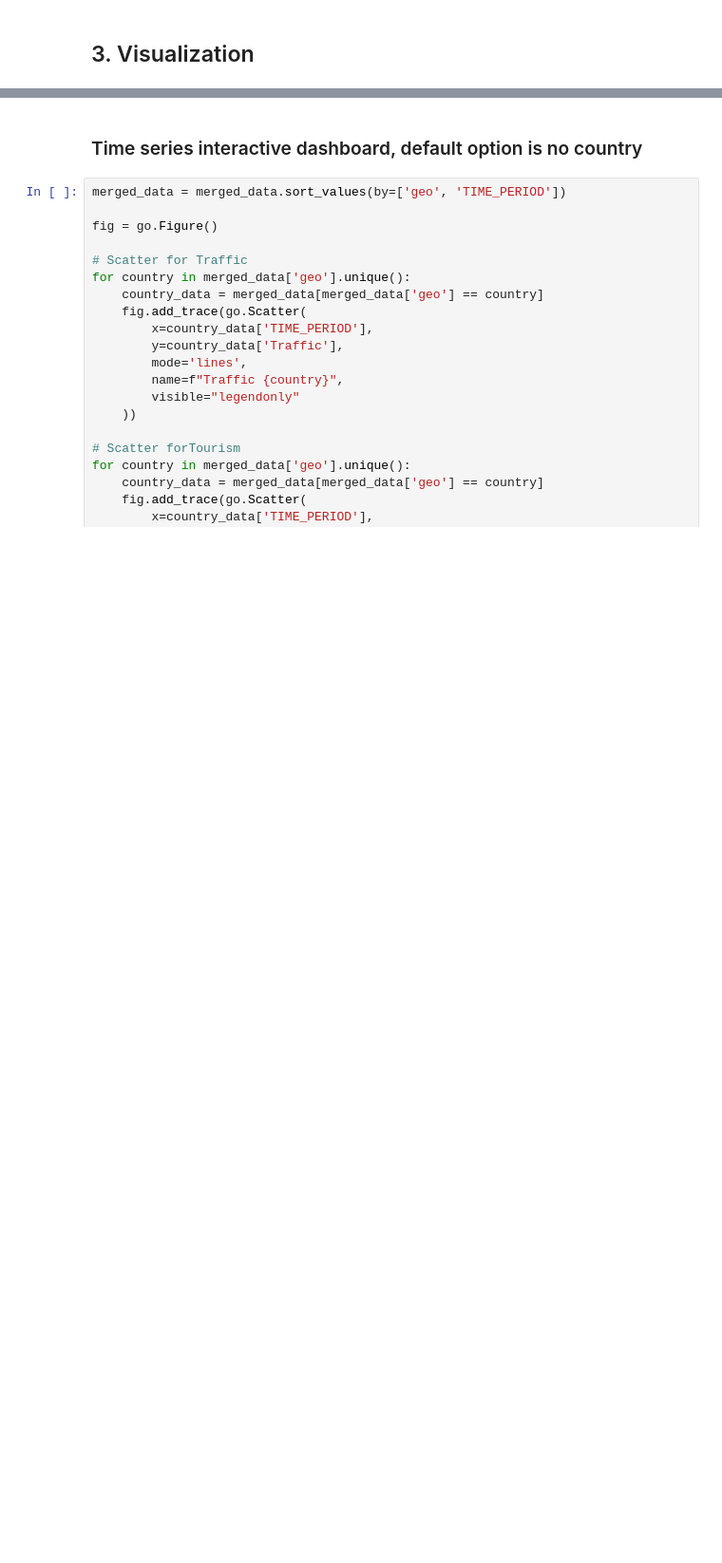
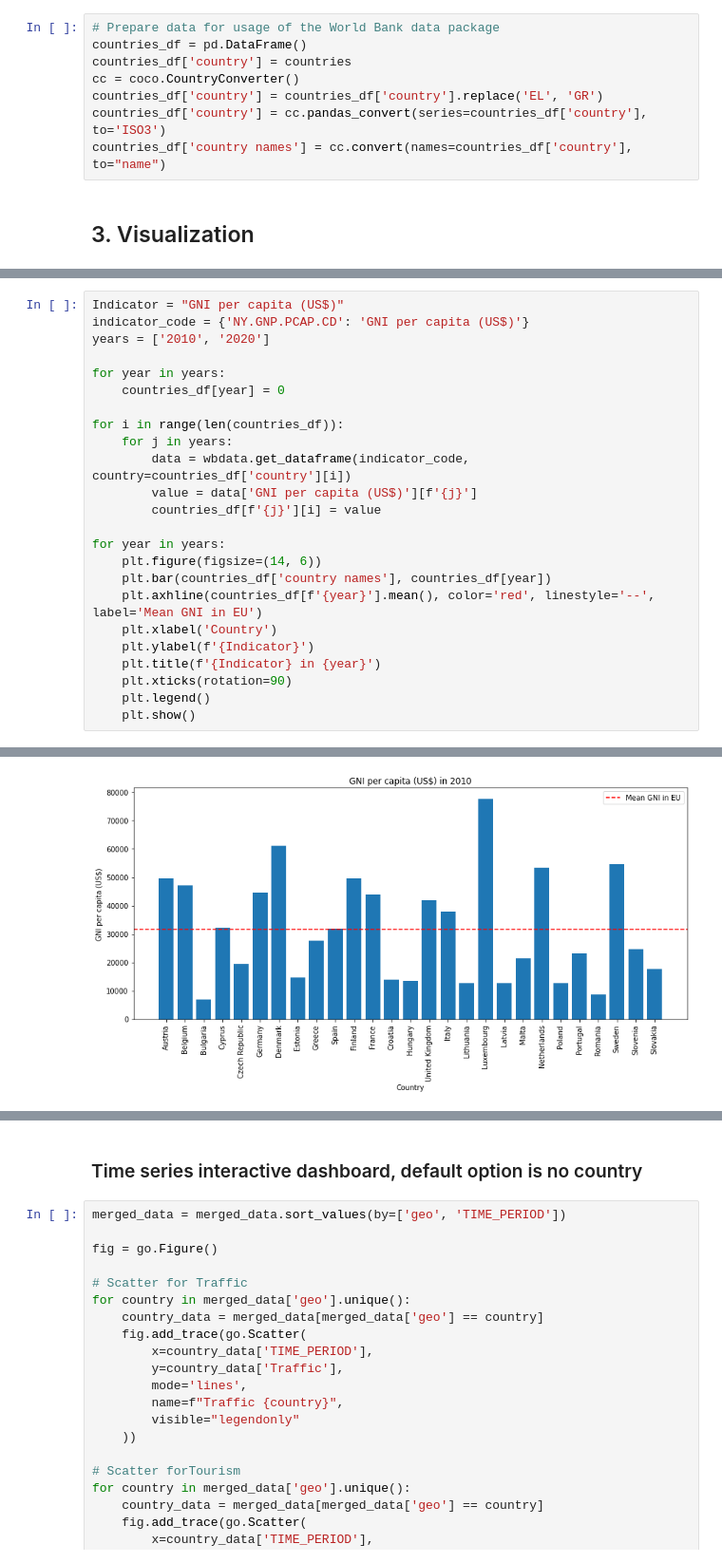
Before and after one commit to jimvanoosten/TIL6022_Group31, a Jupyter notebook: Gijs_versionGOOD.ipynb, the cells around one changed output, grey strips where cells are left out. Shown at 95% size. Cells and saved outputs as stored; diff of their text form; blank space fills up the shorter version.

```diff
--- a/Gijs_versionGOOD.ipynb
+++ b/Gijs_versionGOOD.ipynb
@@ -143,5 +144,13 @@ merged_data = pd.merge(merged_data,
                        tourism_filtered[['TIME_PERIOD', 'geo', 'Tourism']],
                        on=['TIME_PERIOD', 'geo'],
                        how='outer')
+# %%
+# Prepare data for usage of the World Bank data package
+countries_df = pd.DataFrame()
+countries_df['country'] = countries
+cc = coco.CountryConverter()
+countries_df['country'] = countries_df['country'].replace('EL', 'GR')
+countries_df['country'] = cc.pandas_convert(series=countries_df['country'], to='ISO3')
+countries_df['country names'] = cc.convert(names=countries_df['country'], to="name")
 # %% [markdown]
 ## 3. Visualization
@@ -147,0 +160,25 @@ merged_data = pd.merge(merged_data,
+# %%
+Indicator = "GNI per capita (US$)"
+indicator_code = {'NY.GNP.PCAP.CD': 'GNI per capita (US$)'}
+years = ['2010', '2020']
+
+for year in years:
+    countries_df[year] = 0
+
+for i in range(len(countries_df)):
+    for j in years:
+        data = wbdata.get_dataframe(indicator_code, country=countries_df['country'][i])
+        value = data['GNI per capita (US$)'][f'{j}']
+        countries_df[f'{j}'][i] = value
+
+for year in years:
+    plt.figure(figsize=(14, 6))
+    plt.bar(countries_df['country names'], countries_df[year])
+    plt.axhline(countries_df[f'{year}'].mean(), color='red', linestyle='--', label='Mean GNI in EU')
+    plt.xlabel('Country')
+    plt.ylabel(f'{Indicator}')
+    plt.title(f'{Indicator} in {year}')
+    plt.xticks(rotation=90)
+    plt.legend()
+    plt.show()
+# %% [output]
@@ -147,0 +202 @@ merged_data = pd.merge(merged_data,
+[figure, added]
```
Also changed, not shown: parts of 3 cells of this notebook.
